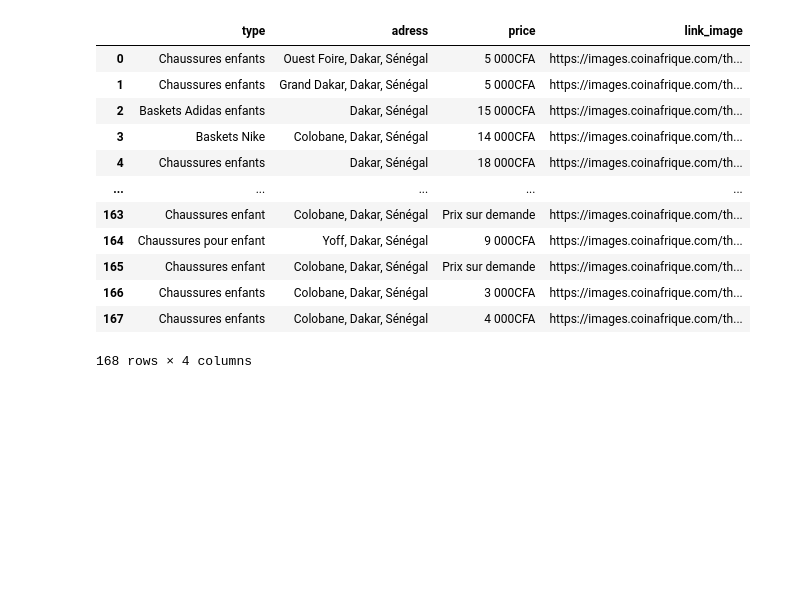
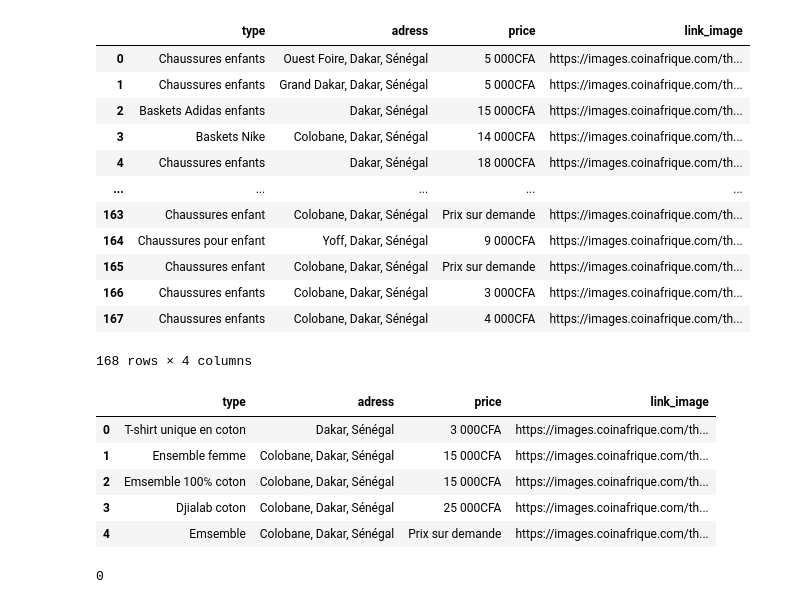
Before and after one commit to Ansoumane621/projet_final_data_collect, a Jupyter notebook: main.ipynb, the cells around one changed output. Drawn from its saved outputs; the diff is of its cells as text; code cells hidden in the pictures; blank space fills up the shorter version.

```diff
--- a/main.ipynb
+++ b/main.ipynb
@@ -217,0 +287,15 @@ data
+# %%
+data1 = pd.read_csv('data/vetement_hommes.csv')
+# %%
+data1.head()
+# %% [output]
+|  | type | adress | price | link_image |
+| 0 | T-shirt unique en coton | Dakar, Sénégal | 3 000CFA | https://images.coinafrique.com/th... |
+| 1 | Ensemble femme | Colobane, Dakar, Sénégal | 15 000CFA | https://images.coinafrique.com/th... |
+| 2 | Emsemble 100℅ coton | Colobane, Dakar, Sénégal | 15 000CFA | https://images.coinafrique.com/th... |
+| 3 | Djialab coton | Colobane, Dakar, Sénégal | 25 000CFA | https://images.coinafrique.com/th... |
+| 4 | Emsemble | Colobane, Dakar, Sénégal | Prix sur demande | https://images.coinafrique.com/th... |
+# %%
+print(data1.duplicated().sum())
+# %% [output]
+0
```
Also changed, not shown: parts of 16 cells of this notebook, 13 other files.
